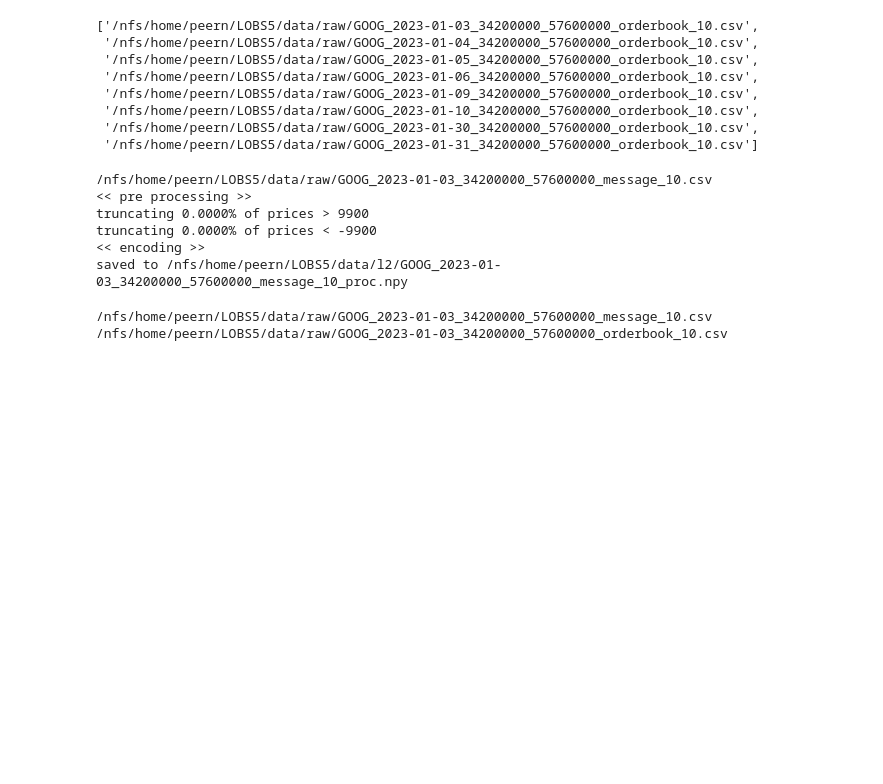
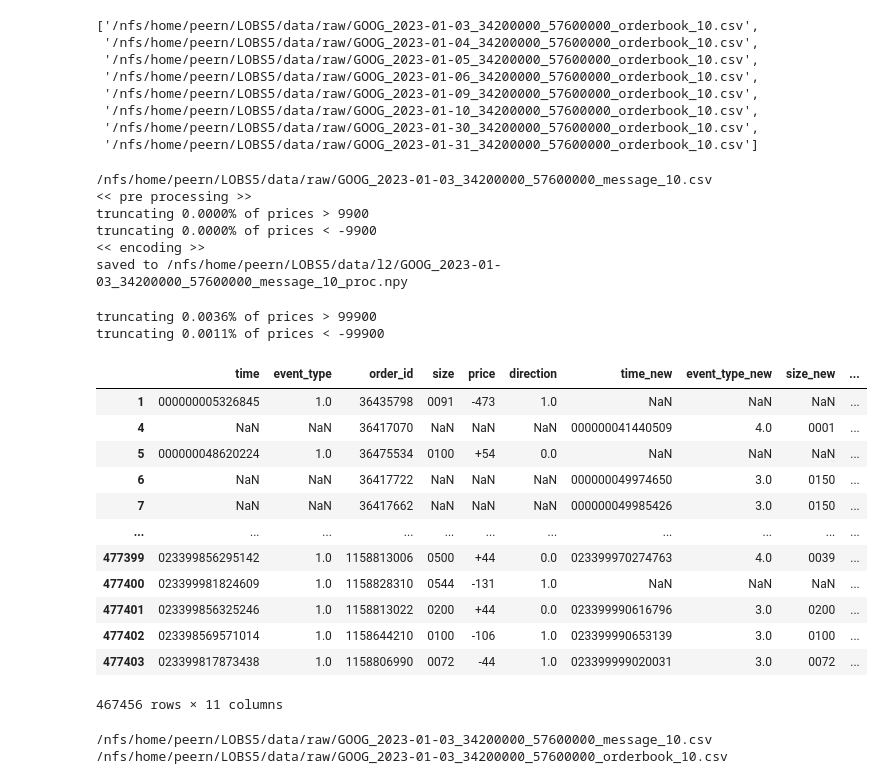
Before and after one commit to saschafrey/LOBS5_Prediction, a Jupyter notebook: lob/lobster_preproc.ipynb, the cells around one changed output. Cells and saved outputs as stored; diff of their text form; code cells hidden in the pictures; blank space fills up the shorter version.

Commit message:
new type 4 encoding (execution)

```diff
--- a/lob/lobster_preproc.ipynb
+++ b/lob/lobster_preproc.ipynb
@@ -89,6 +89,28 @@ truncating 0.0000% of prices > 9900
 truncating 0.0000% of prices < -9900
 << encoding >>
 saved to /nfs/home/peern/LOBS5/data/l2/GOOG_2023-01-03_34200000_57600000_message_10_proc.npy
+# %%
+tok = Message_Tokenizer()
+m_ = tok.preproc(m, b)
+# %% [output]
+truncating 0.0036% of prices > 99900
+truncating 0.0011% of prices < -99900
+# %%
+m_
+# %% [output]
+|  | time | event_type | order_id | size | price | direction | time_new | event_type_new | size_new | ... |
+| 1 | 000000005326845 | 1.0 | 36435798 | 0091 | -473 | 1.0 | NaN | NaN | NaN | ... |
+| 4 | NaN | NaN | 36417070 | NaN | NaN | NaN | 000000041440509 | 4.0 | 0001 | ... |
+| 5 | 000000048620224 | 1.0 | 36475534 | 0100 | +54 | 0.0 | NaN | NaN | NaN | ... |
+| 6 | NaN | NaN | 36417722 | NaN | NaN | NaN | 000000049974650 | 3.0 | 0150 | ... |
+| 7 | NaN | NaN | 36417662 | NaN | NaN | NaN | 000000049985426 | 3.0 | 0150 | ... |
+| ... | ... | ... | ... | ... | ... | ... | ... | ... | ... | ... |
+| 477399 | 023399856295142 | 1.0 | 1158813006 | 0500 | +44 | 0.0 | 023399970274763 | 4.0 | 0039 | ... |
+| 477400 | 023399981824609 | 1.0 | 1158828310 | 0544 | -131 | 1.0 | NaN | NaN | NaN | ... |
+| 477401 | 023399856325246 | 1.0 | 1158813022 | 0200 | +44 | 0.0 | 023399990616796 | 3.0 | 0200 | ... |
+| 477402 | 023398569571014 | 1.0 | 1158644210 | 0100 | -106 | 1.0 | 023399990653139 | 3.0 | 0100 | ... |
+| 477403 | 023399817873438 | 1.0 | 1158806990 | 0072 | -44 | 1.0 | 023399999020031 | 3.0 | 0072 | ... |
+467456 rows × 11 columns
 # %%
 process_book_files(
     message_files,
```
Also changed, not shown: parts of 2 cells of this notebook, 4 other files.
